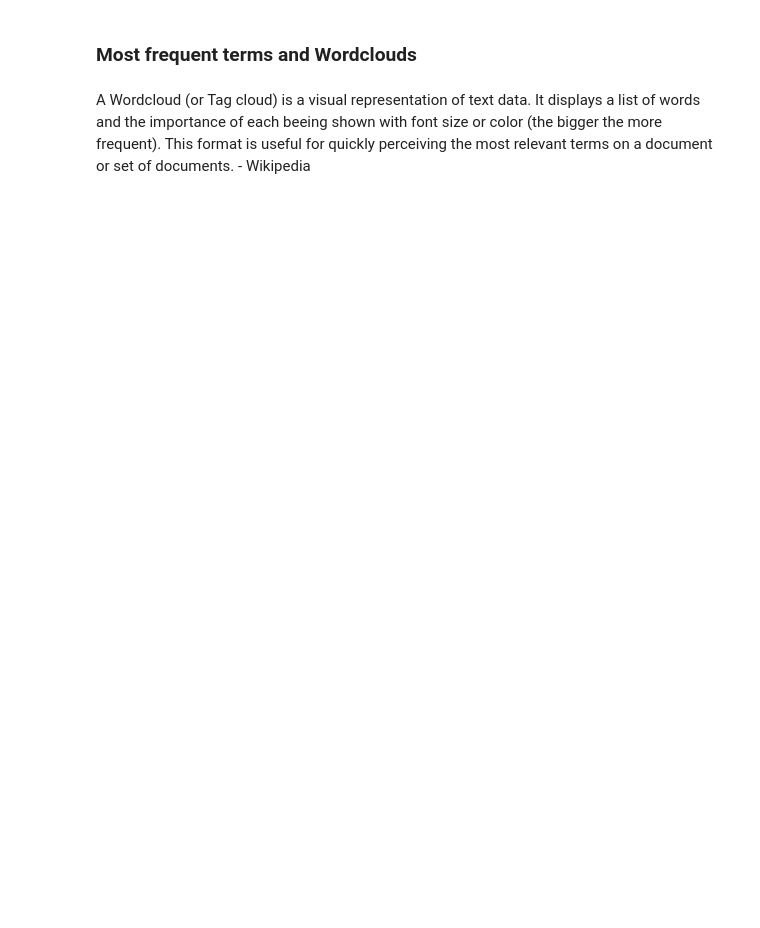
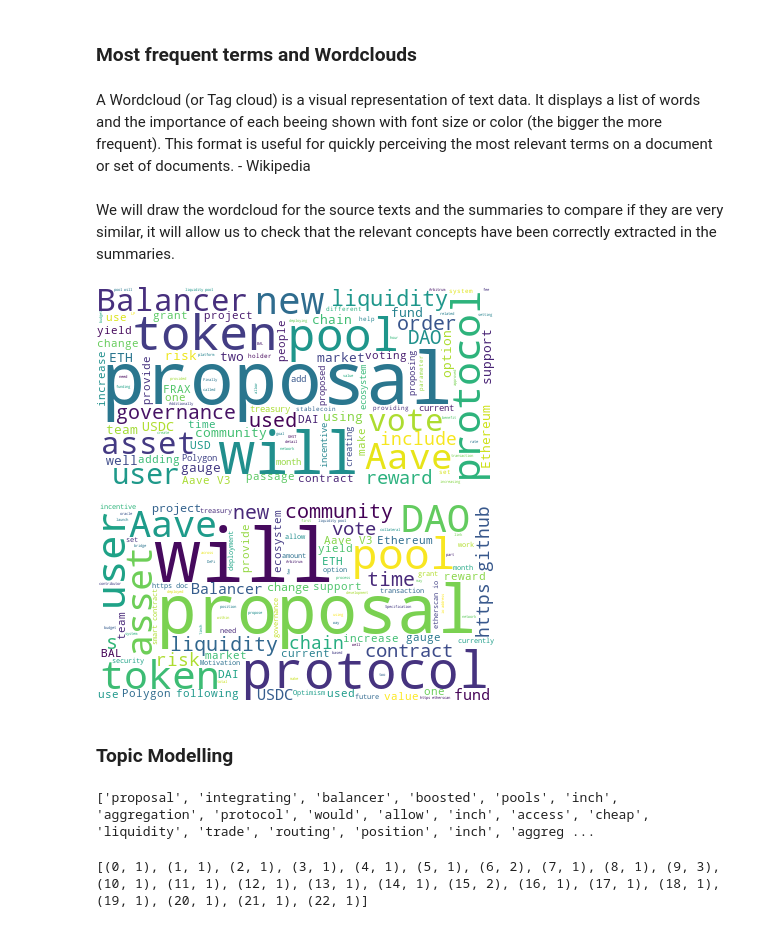
Before and after one commit to gladwel/DIP, a Jupyter notebook: DAO_summarization_processing.ipynb, the cells around one changed output. Cells and saved outputs as stored; diff of their text form; code cells hidden in the pictures; blank space fills up the shorter version.

```diff
--- a/DAO_summarization_processing.ipynb
+++ b/DAO_summarization_processing.ipynb
@@ -492,12 +550,59 @@ https://gist.github.com/mwaskom/de44147ed2974457ad6372750bbe5751
 ### Most frequent terms and Wordclouds
 # %% [markdown]
 A Wordcloud (or Tag cloud) is a visual representation of text data. It displays a list of words and the importance of each beeing shown with font size or color (the bigger the more frequent). This format is useful for quickly perceiving the most relevant terms on a document or set of documents. - Wikipedia
+# %% [markdown]
+We will draw the wordcloud for the source texts and the summaries to compare if they are very similar, it will allow us to check that the relevant concepts have been correctly extracted in the summaries.
+# %%
+summaries = summary['juniorDescription'].values
+texts = summary['seniorDescription'].values
+long_summaries_string = ' '.join(summaries)
+long_text_string = ' '.join(texts)
 # %%
-# # Join the different processed texts together.
-# long_string = ','.join(list(cleaned_text.values))
-# # Create a WordCloud object
-# wordcloud = WordCloud(background_color="white", max_words=1000, contour_width=3, contour_color='steelblue')
-# # Generate a word cloud
-# wordcloud.generate(long_string)
-# # Visualize the word cloud
-# wordcloud.to_image()
+# Create a WordCloud object
+wordcloud = WordCloud(background_color="white", max_words=100, contour_width=3, contour_color='steelblue')
+# Generate a word cloud
+wordcloud.generate(long_summaries_string)
+# Visualize the word cloud
+display(wordcloud.to_image())
+
+# Generate a word cloud
+wordcloud.generate(long_text_string)
+# Visualize the word cloud
+display(wordcloud.to_image())
+# %% [output]
+[figure, added]
+[figure, added]
+# %% [markdown]
+### Topic Modelling
+# %%
+import gensim
+from gensim.utils import simple_preprocess
+# nltk.download('stopwords')
+from nltk.corpus import stopwords
+
+stop_words = stopwords.words('english')
+# stop_words.extend(['from', 'subject', 're', 'edu', 'use'])
+def sent_to_words(sentences):
+    for sentence in sentences:
+        # deacc=True removes punctuations
+        yield(gensim.utils.simple_preprocess(str(sentence), deacc=True))
+def remove_stopwords(texts):
+    return [[word for word in simple_preprocess(str(doc))
+             if word not in stop_words] for doc in texts]
+
+data_words = remove_stopwords(summaries)
+print(data_words[:1][0][:30])
+# %% [output]
+['proposal', 'integrating', 'balancer', 'boosted', 'pools', 'inch', 'aggregation', 'protocol', 'would', 'allow', 'inch', 'access', 'cheap', 'liquidity', 'trade', 'routing', 'position', 'inch', 'aggreg ...
+# %%
+import gensim.corpora as corpora
+# Create Dictionary
+id2word = corpora.Dictionary(data_words)
+# Create Corpus
+texts = data_words
+# Term Document Frequency
+corpus = [id2word.doc2bow(text) for text in texts]
+# View
+print(corpus[:1][0][:30])
+# %% [output]
+[(0, 1), (1, 1), (2, 1), (3, 1), (4, 1), (5, 1), (6, 2), (7, 1), (8, 1), (9, 3), (10, 1), (11, 1), (12, 1), (13, 1), (14, 1), (15, 2), (16, 1), (17, 1), (18, 1), (19, 1), (20, 1), (21, 1), (22, 1)]
```
Also changed, not shown: parts of 35 cells of this notebook.
